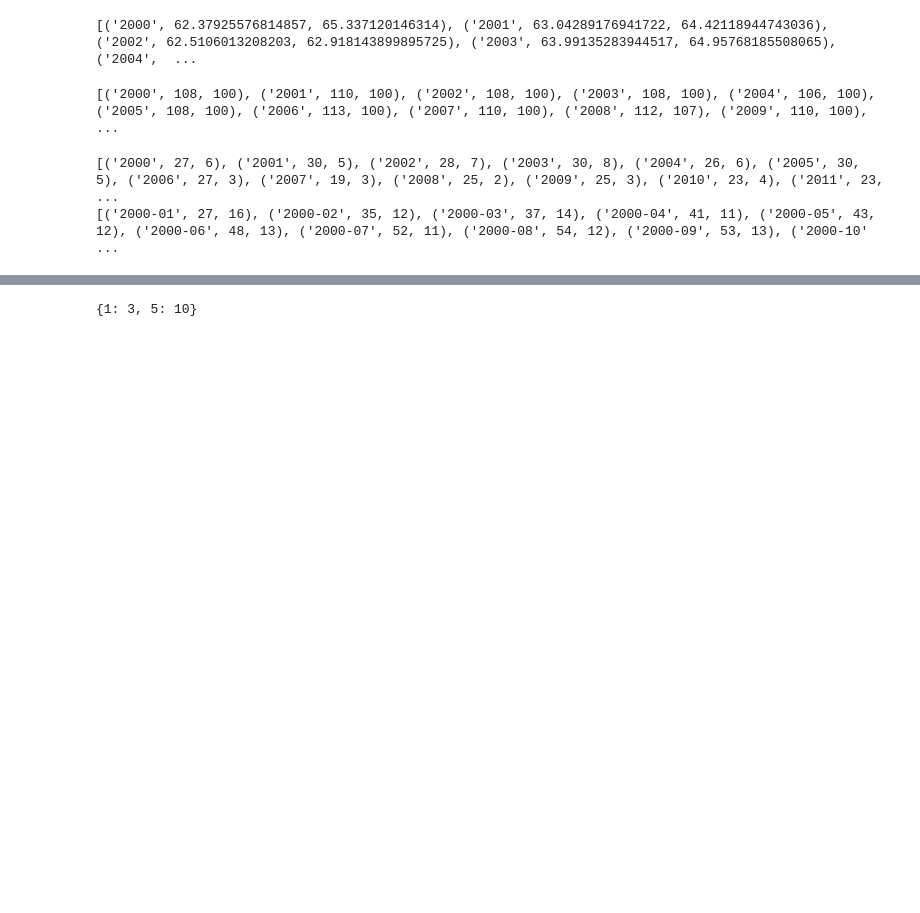
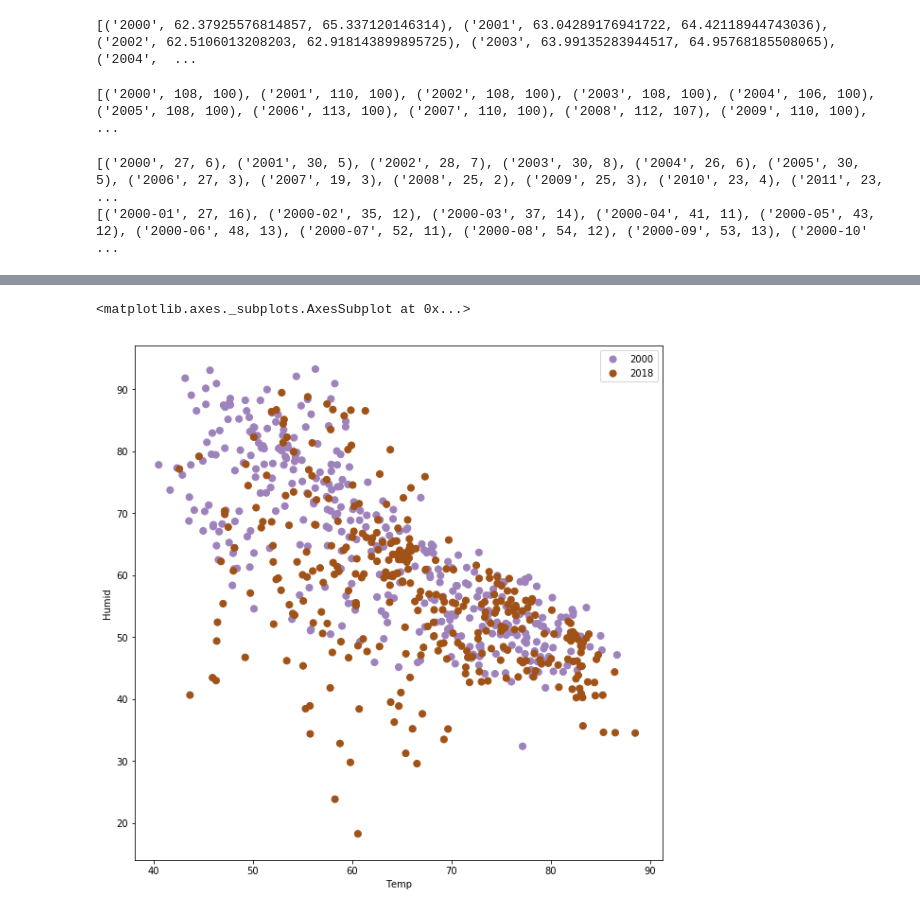
Before and after one commit to teamAwesomeKaraAndTroy/DataScienceFinalProject, a Jupyter notebook: FruitYearbookDataExploration.ipynb, the cells around one changed output, grey strips where cells are left out. Saved outputs shown, nothing was run; the diff lists cells and outputs as text; code cells hidden in the pictures; blank space fills up the shorter version.

Commit message:
Successfully generated yearly summary statistics

```diff
--- a/FruitYearbookDataExploration.ipynb
+++ b/FruitYearbookDataExploration.ipynb
@@ -428,13 +452,3 @@ print(california_monthly_min[:24])
 # %% [output]
 [('2000', 27, 6), ('2001', 30, 5), ('2002', 28, 7), ('2003', 30, 8), ('2004', 26, 6), ('2005', 30, 5), ('2006', 27, 3), ('2007', 19, 3), ('2008', 25, 2), ('2009', 25, 3), ('2010', 23, 4), ('2011', 23, ...
 [('2000-01', 27, 16), ('2000-02', 35, 12), ('2000-03', 37, 14), ('2000-04', 41, 11), ('2000-05', 43, 12), ('2000-06', 48, 13), ('2000-07', 52, 11), ('2000-08', 54, 12), ('2000-09', 53, 13), ('2000-10' ...
-# %%
-days_below_yearly_average_temp = []
-days_above_yearly_average_temp = []
-days_below_monthly_average_temp = []
-days_above_monthly_average_temp = []
-
-date, temp, humid = california_daily[1]
-print(date)
-print(date[:4])
-print(california_yearly[:-1])
@@ -445,9 +454,0 @@ print(california_yearly[:-1])
-# %%
-for year, ytemp, yhumidity in california_yearly[:-1]:
-    current_year = [year]
-
-    days_below = [(date, temp, humidity) for (date, temp, humidity) in california_daily[1:] if date[:4] == year and temp < ytemp]
-    days_below_yearly_average_temp.append(current_year + [len(days_below)])
-
-    days_above = [(date, temp, humidity) for (date, temp, humidity) in california_daily[1:] if date[:4] == year and temp > ytemp]
-    days_above_yearly_average_temp.append(current_year + [len(days_above)])
@@ -478,4 +559,18 @@ Text(0,0.5,'Average Daily Humidity')
-# %%
-dict([(1, 3), (5, 10)])
-# %% [output]
-{1: 3, 5: 10}
+# %%
+import seaborn as sns
+import pandas as pd
+
+california_daily_dates_2000_2018 = [date for (date, temp, humid) in california_daily_averages if date[:4] == '2000' or date[:4] == '2018']
+california_daily_temps_2000_2018 = [temp for (date, temp, humid) in california_daily_averages if date[:4] == '2000' or date[:4] == '2018']
+california_daily_humids_2000_2018 = [humid for (date, temp, humid) in california_daily_averages if date[:4] == '2000' or date[:4] == '2018']
+california_daily_averages_2000_2018 = [(date, temp, humid) for (date, temp, humid) in california_daily_averages if date[:4] == '2000' or date[:4] == '2018']
+colors_2000 = [color_dict[date[:4]] for date in california_daily_dates_2000_2018 if date[:4] == '2000']
+colors_2018 = [color_dict[date[:4]] for date in california_daily_dates_2000_2018 if date[:4] == '2018']
+labels_2000_2018 = [date[:4] for date in california_daily_dates_2000_2018]
+
+df = pd.DataFrame.from_dict(dict([('Year', labels_2000_2018), ('Temp', california_daily_temps_2000_2018), ('Humid', california_daily_humids_2000_2018)]))
+ax = df.iloc[0:365].plot.scatter(x='Temp', y='Humid', label='2000', s=50, c=colors_2000)
+df.iloc[365:].plot.scatter(x='Temp', y='Humid', label='2018', ax=ax, s=50, c=colors_2018)
+# %% [output]
+<matplotlib.axes._subplots.AxesSubplot at 0x...>
+[figure, added]
```
Also changed, not shown: parts of 15 cells of this notebook.
